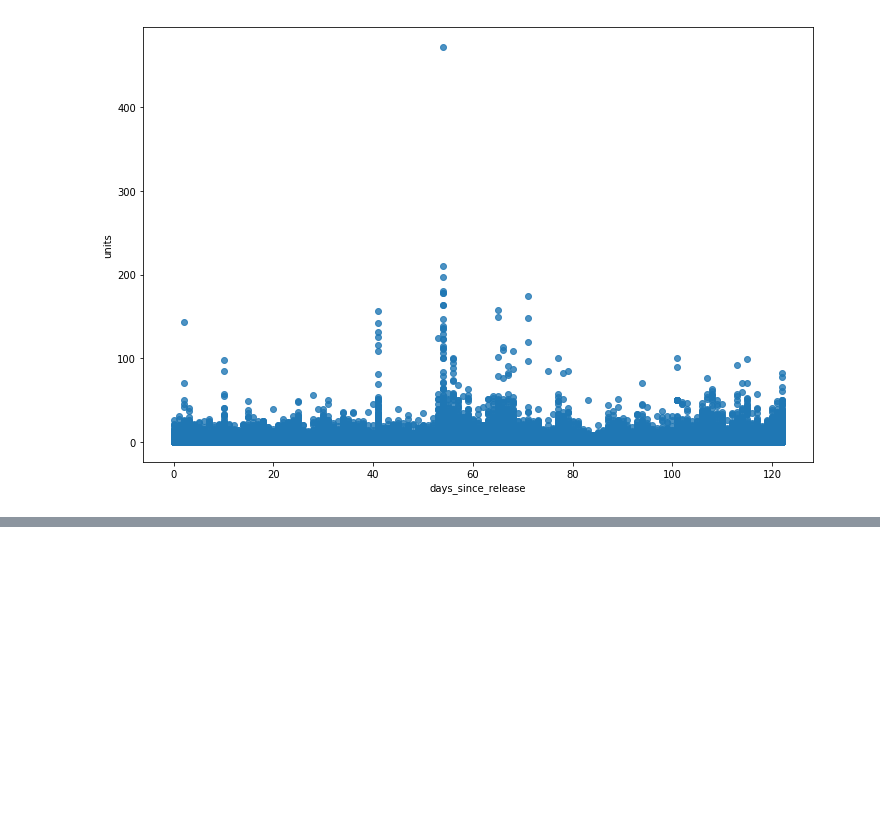
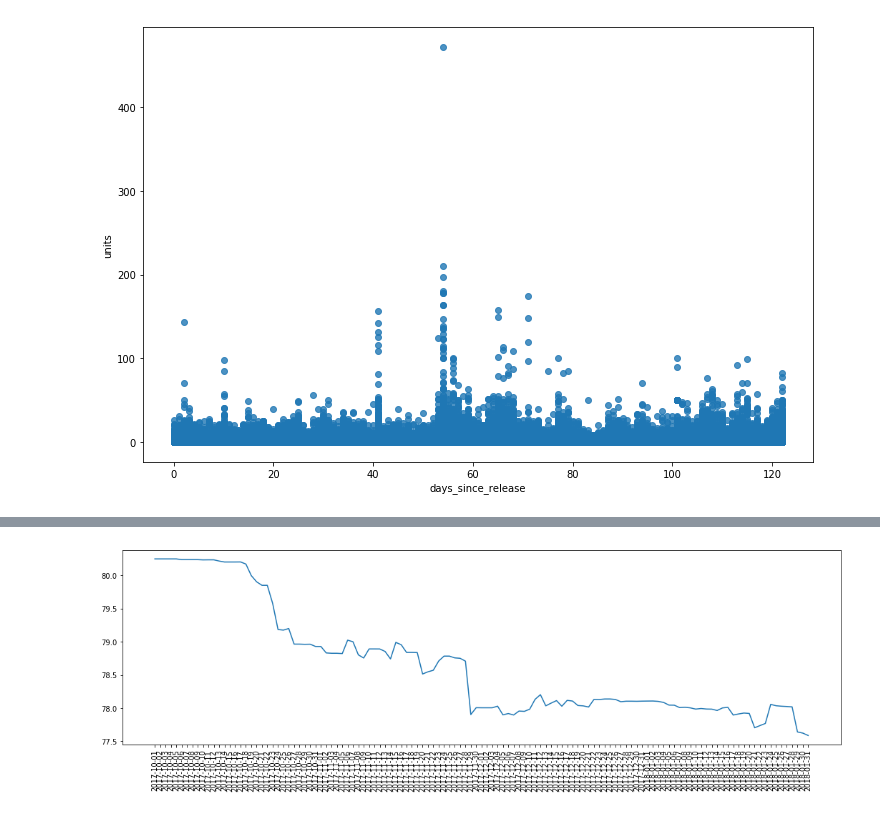
Before and after one commit to TomaszStepien/Data-Mining-Cup-2018, a Jupyter notebook: EDA.ipynb, the cells around one changed output, grey strips where cells are left out. Drawn from its saved outputs; the diff is of its cells as text; code cells hidden in the pictures; blank space fills up the shorter version.

Commit message:
added mean price plot to eda

```diff
--- a/EDA.ipynb
+++ b/EDA.ipynb
@@ -636,3 +637,7 @@ s1 = sns.regplot(x=full["days_since_release"], y=full["units"], fit_reg=False)
 # this is basically the same as plotting date vs sales
 # %% [output]
 [figure]
+# %%
+mean_prices_date = full.loc[:, ('date', 'price')].groupby(
+    by=('date')).mean()  # .sort_values(by = 'units', ascending = False)
+print(mean_prices_date)
@@ -638,0 +662,6 @@ s1 = sns.regplot(x=full["days_since_release"], y=full["units"], fit_reg=False)
+# %%
+fig, ax = plt.subplots(figsize=(18, 5))
+ax.plot(mean_prices_date)
+xd = ax.set_xticklabels(mean_prices_date.index, rotation=90)
+# %% [output]
+[figure, added]
```
Also changed, not shown: parts of 3 cells of this notebook.
